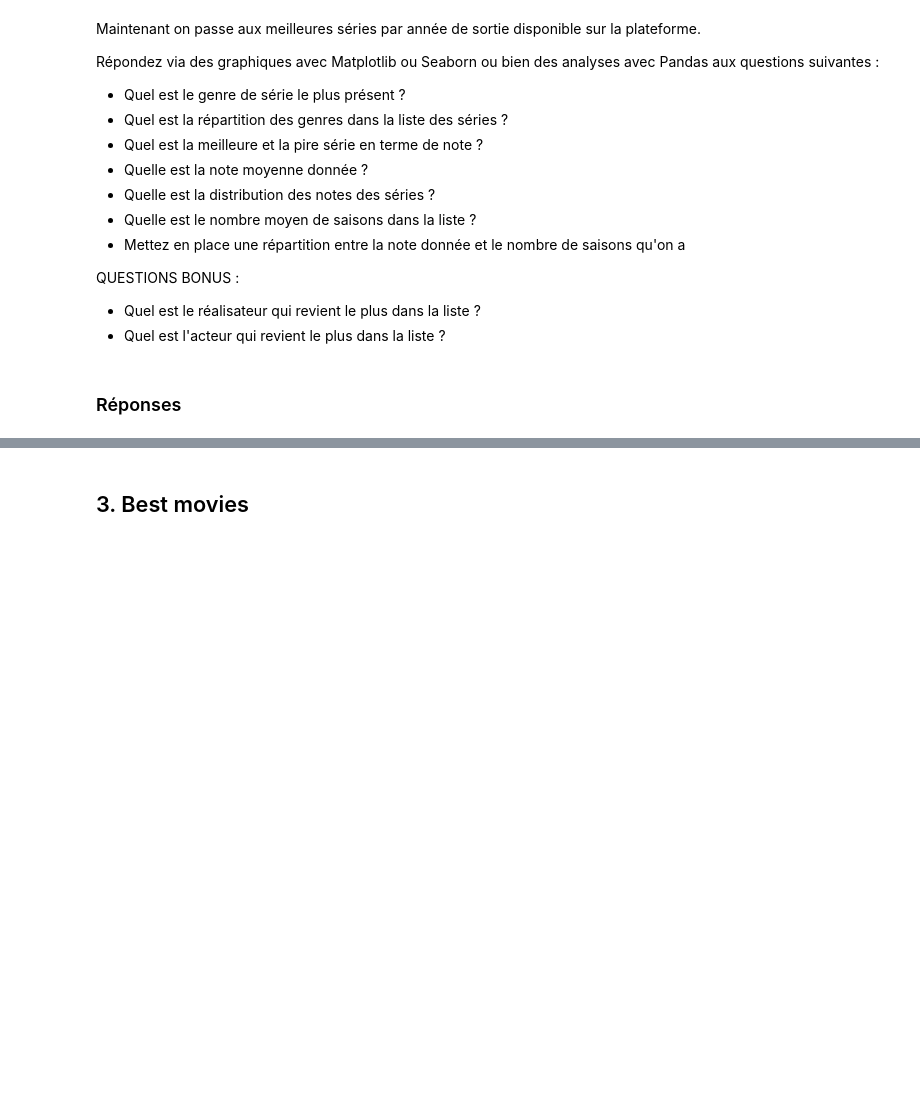
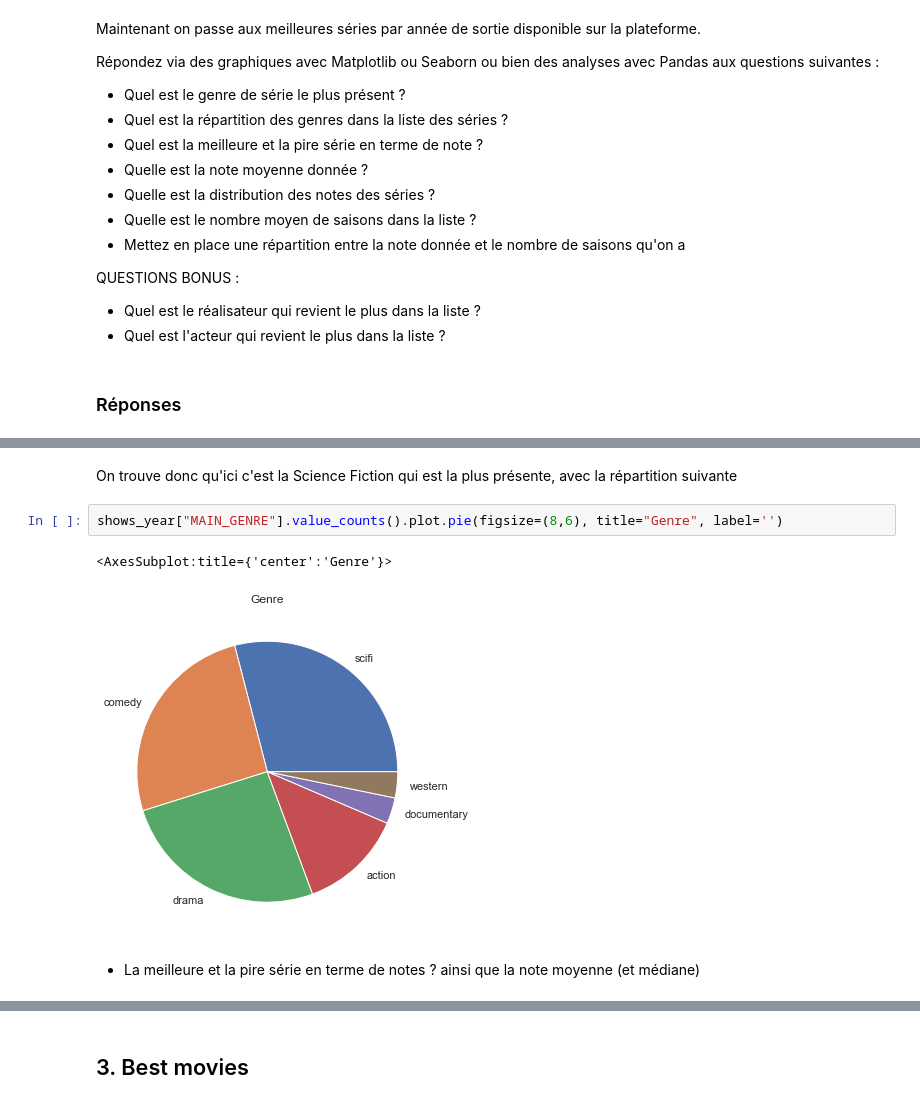
Before and after one commit to MohamedNennouche/Computer-Vision-with-Python, a Jupyter notebook: Projets complementaires/Seance2/study.ipynb, the cells around one changed output, grey strips where cells are left out. Cells and saved outputs as stored; diff of their text form; blank space fills up the shorter version.

```diff
--- a/Projets complementaires/Seance2/study.ipynb
+++ b/Projets complementaires/Seance2/study.ipynb
@@ -334,0 +369,9 @@ QUESTIONS BONUS :
+# %% [markdown]
+On trouve donc qu'ici c'est la Science Fiction qui est la plus présente, avec la répartition suivante
+# %%
+shows_year["MAIN_GENRE"].value_counts().plot.pie(figsize=(8,6), title="Genre", label='')
+# %% [output]
+<AxesSubplot:title={'center':'Genre'}>
+[figure, added]
+# %% [markdown]
+- La meilleure et la pire série en terme de notes ? ainsi que la note moyenne (et médiane)
```
Also changed, not shown: parts of 24 cells of this notebook.
